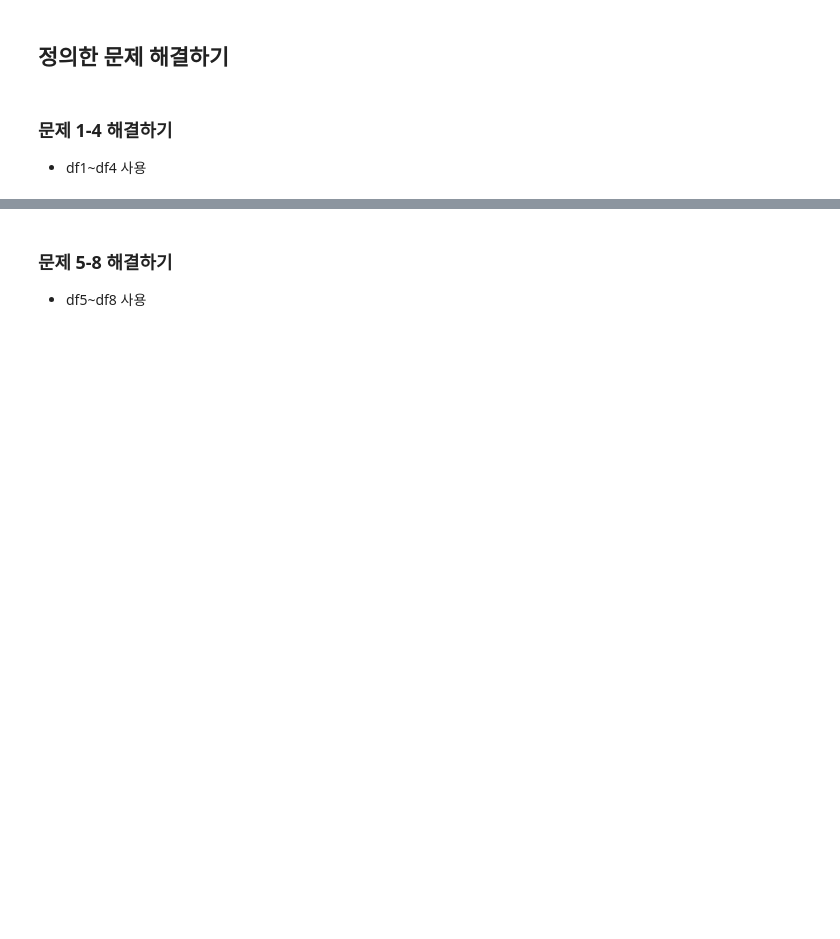
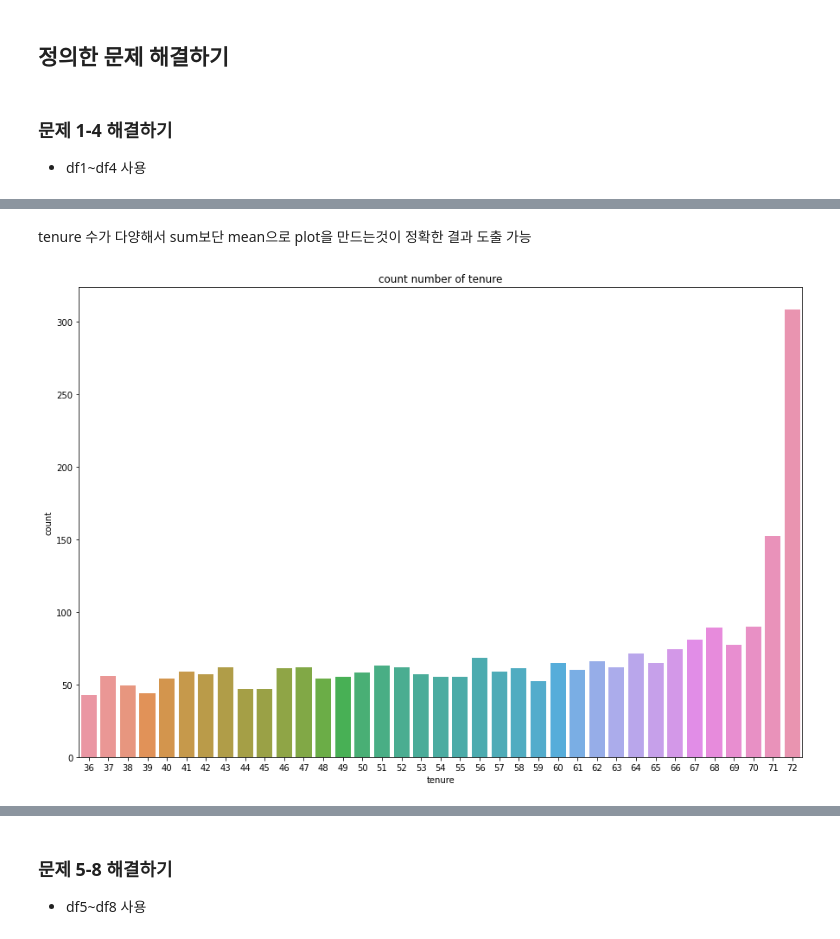
Before and after one commit to SeungMinSong2929/TelecomProj, a Jupyter notebook: telecome-sms.ipynb, the cells around one changed output, grey strips where cells are left out. Cells and saved outputs as stored; diff of their text form; code cells hidden in the pictures; blank space fills up the shorter version.

```diff
--- a/telecome-sms.ipynb
+++ b/telecome-sms.ipynb
@@ -322,0 +345,11 @@ sns.pairplot(tel,hue = 'gender')
+# %%
+df1 = tel[tel['tenure'] >= 36]
+# %% [markdown]
+tenure 수가 다양해서 sum보단 mean으로 plot을 만드는것이 정확한 결과 도출 가능
+# %%
+plt.figure(figsize = (15,10))
+sns.countplot(x = 'tenure',data = df1)
+plt.title('count number of tenure')
+plt.show()
+# %% [output]
+[figure, added]
```
Also changed, not shown: parts of 33 cells of this notebook.
